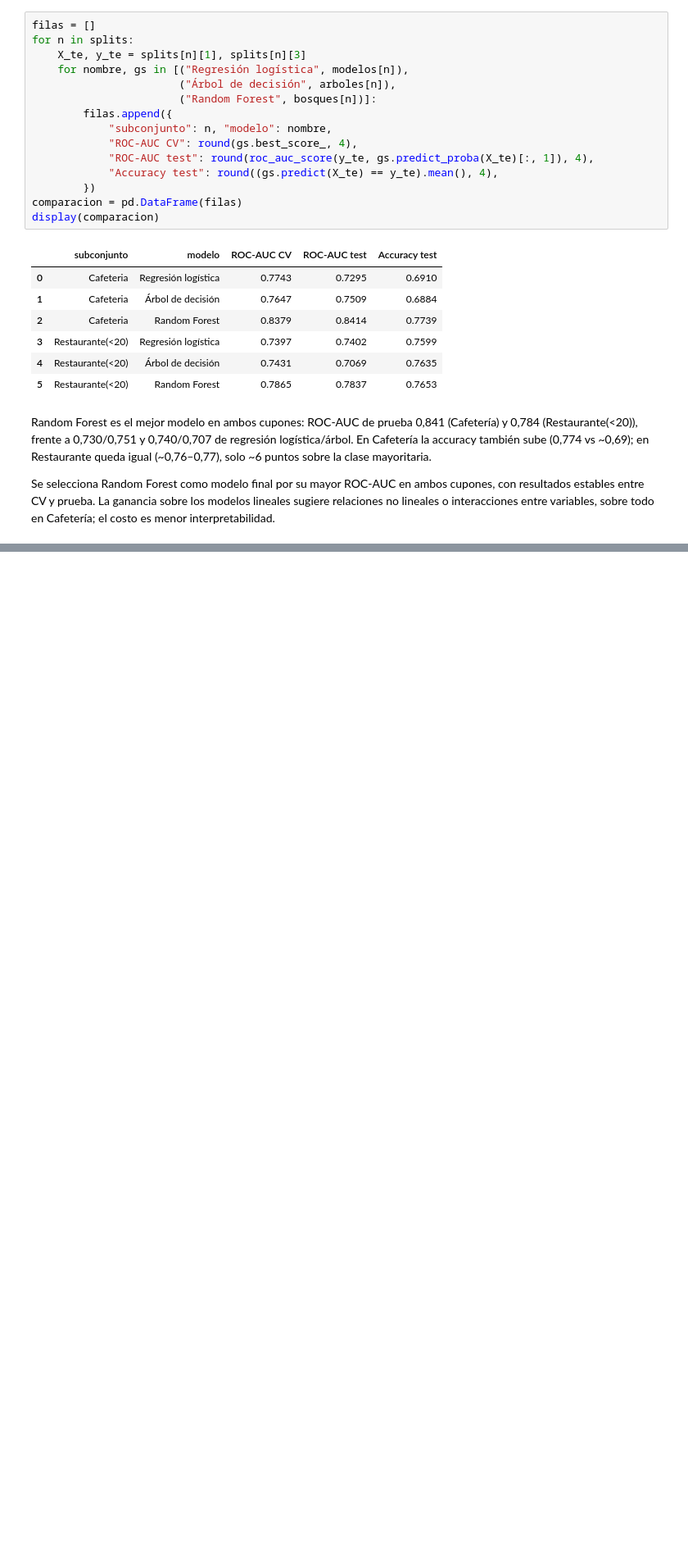
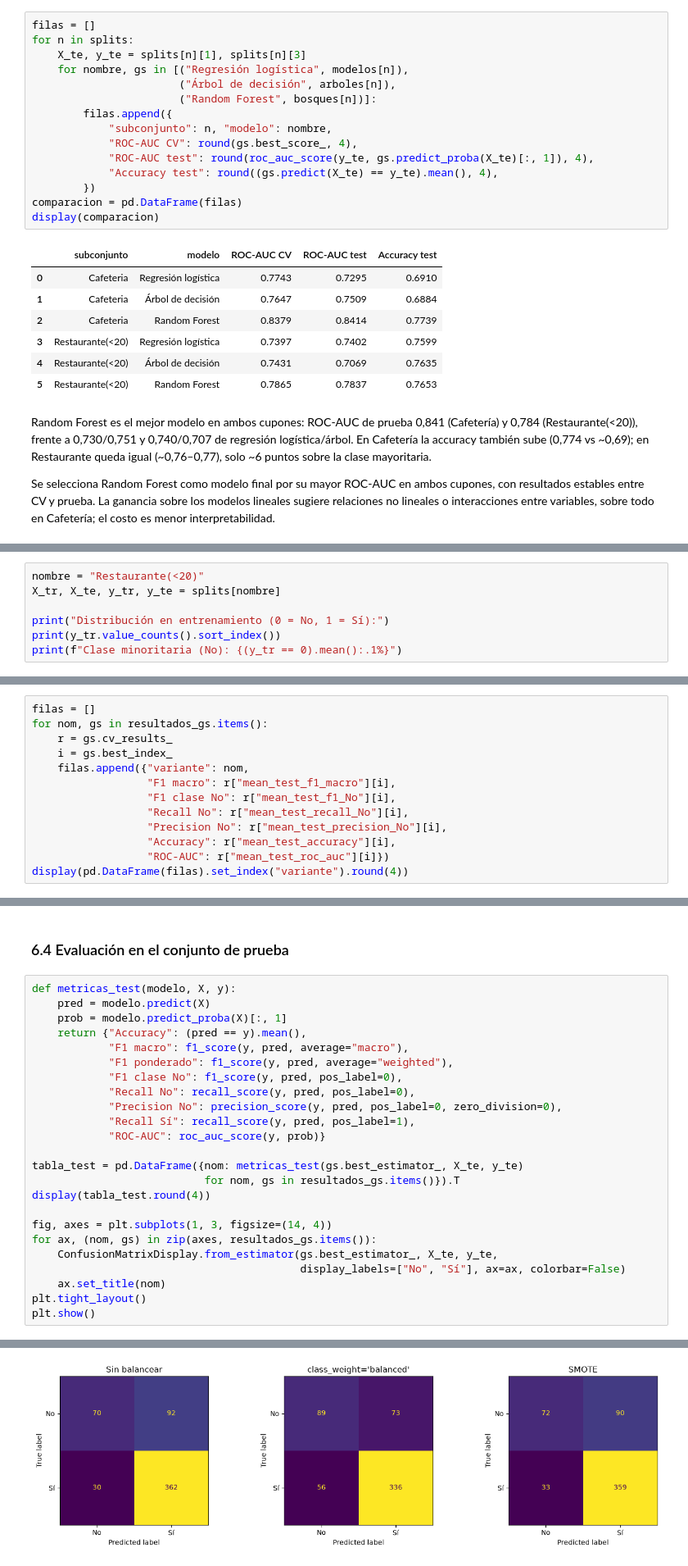
Before and after one commit to nreyl/ML-L3-G44, a Jupyter notebook: L3.ipynb, the cells around one changed output, grey strips where cells are left out. Shown at 82% size. Saved outputs shown, nothing was run; the diff lists cells and outputs as text; blank space fills up the shorter version.

```diff
--- a/L3.ipynb
+++ b/L3.ipynb
@@ -978,0 +991,7 @@ Se selecciona Random Forest como modelo final por su mayor ROC-AUC en ambos cupo
+# %%
+nombre = "Restaurante(<20)"
+X_tr, X_te, y_tr, y_te = splits[nombre]
+
+print("Distribución en entrenamiento (0 = No, 1 = Sí):")
+print(y_tr.value_counts().sort_index())
+print(f"Clase minoritaria (No): {(y_tr == 0).mean():.1%}")
@@ -978,0 +1062,13 @@ Se selecciona Random Forest como modelo final por su mayor ROC-AUC en ambos cupo
+# %%
+filas = []
+for nom, gs in resultados_gs.items():
+    r = gs.cv_results_
+    i = gs.best_index_
+    filas.append({"variante": nom,
+                  "F1 macro": r["mean_test_f1_macro"][i],
+                  "F1 clase No": r["mean_test_f1_No"][i],
+                  "Recall No": r["mean_test_recall_No"][i],
+                  "Precision No": r["mean_test_precision_No"][i],
+                  "Accuracy": r["mean_test_accuracy"][i],
+                  "ROC-AUC": r["mean_test_roc_auc"][i]})
+display(pd.DataFrame(filas).set_index("variante").round(4))
@@ -978,0 +1081,27 @@ Se selecciona Random Forest como modelo final por su mayor ROC-AUC en ambos cupo
+# %% [markdown]
+### 6.4 Evaluación en el conjunto de prueba
+# %%
+def metricas_test(modelo, X, y):
+    pred = modelo.predict(X)
+    prob = modelo.predict_proba(X)[:, 1]
+    return {"Accuracy": (pred == y).mean(),
+            "F1 macro": f1_score(y, pred, average="macro"),
+            "F1 ponderado": f1_score(y, pred, average="weighted"),
+            "F1 clase No": f1_score(y, pred, pos_label=0),
+            "Recall No": recall_score(y, pred, pos_label=0),
+            "Precision No": precision_score(y, pred, pos_label=0, zero_division=0),
+            "Recall Sí": recall_score(y, pred, pos_label=1),
+            "ROC-AUC": roc_auc_score(y, prob)}
+
+tabla_test = pd.DataFrame({nom: metricas_test(gs.best_estimator_, X_te, y_te)
+                           for nom, gs in resultados_gs.items()}).T
+display(tabla_test.round(4))
+
+fig, axes = plt.subplots(1, 3, figsize=(14, 4))
+for ax, (nom, gs) in zip(axes, resultados_gs.items()):
+    ConfusionMatrixDisplay.from_estimator(gs.best_estimator_, X_te, y_te,
+                                          display_labels=["No", "Sí"], ax=ax, colorbar=False)
+    ax.set_title(nom)
+plt.tight_layout()
+plt.show()
+# %% [output]
@@ -978,0 +1112 @@ Se selecciona Random Forest como modelo final por su mayor ROC-AUC en ambos cupo
+[figure, added]
```
Also changed, not shown: parts of 12 cells of this notebook.
